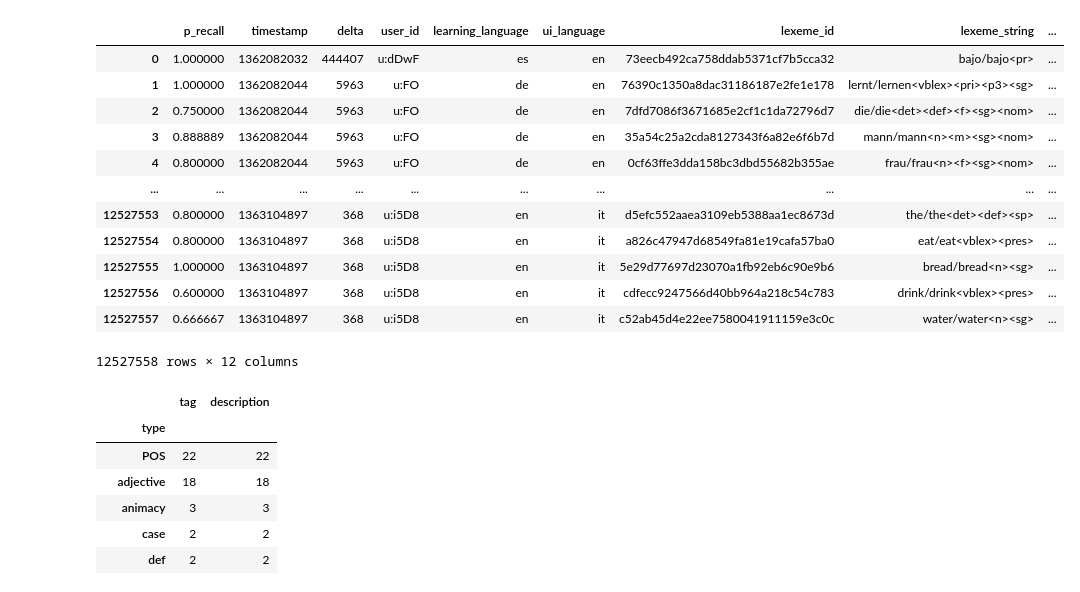
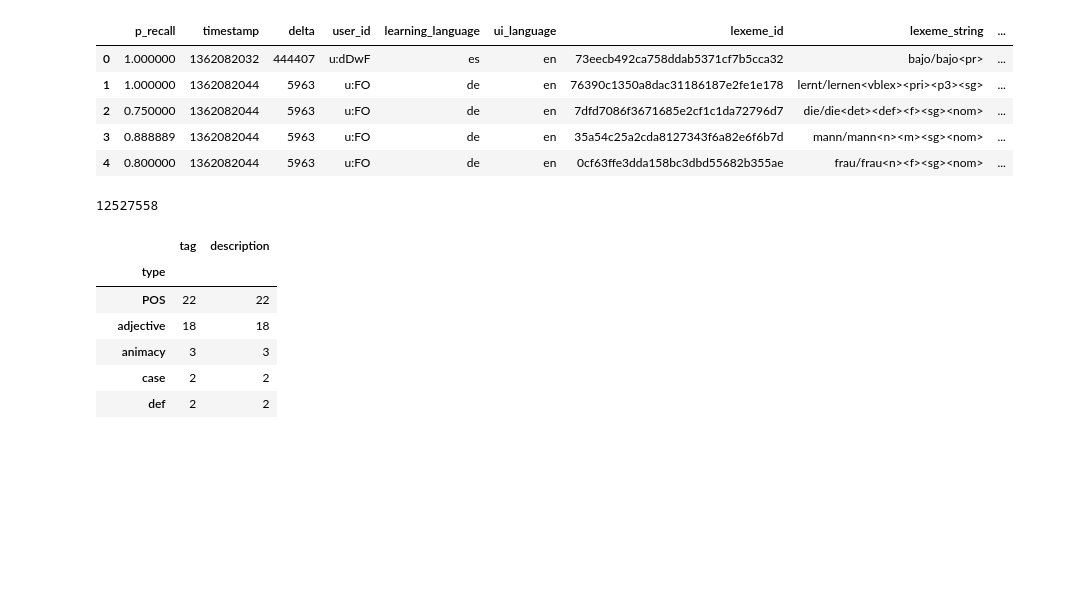
Before and after one commit to juliakubisa/spaced_repetition_algorithm, a Jupyter notebook: notebooks/lexeme_tags.ipynb, the cells around one changed output. Cells and saved outputs as stored; diff of their text form; code cells hidden in the pictures; blank space fills up the shorter version.

```diff
--- a/notebooks/lexeme_tags.ipynb
+++ b/notebooks/lexeme_tags.ipynb
@@ -23,21 +23,18 @@ df = pd.concat(chunks, ignore_index=True)
 # %%
 pd.options.mode.chained_assignment = None  # default='warn'
 # %%
-df
+df.head()
 # %% [output]
 |  | p_recall | timestamp | delta | user_id | learning_language | ui_language | lexeme_id | lexeme_string | ... |
 | 0 | 1.000000 | 1362082032 | 444407 | u:dDwF | es | en | 73eecb492ca758ddab5371cf7b5cca32 | bajo/bajo<pr> | ... |
 | 1 | 1.000000 | 1362082044 | 5963 | u:FO | de | en | 76390c1350a8dac31186187e2fe1e178 | lernt/lernen<vblex><pri><p3><sg> | ... |
 | 2 | 0.750000 | 1362082044 | 5963 | u:FO | de | en | 7dfd7086f3671685e2cf1c1da72796d7 | die/die<det><def><f><sg><nom> | ... |
 | 3 | 0.888889 | 1362082044 | 5963 | u:FO | de | en | 35a54c25a2cda8127343f6a82e6f6b7d | mann/mann<n><m><sg><nom> | ... |
 | 4 | 0.800000 | 1362082044 | 5963 | u:FO | de | en | 0cf63ffe3dda158bc3dbd55682b355ae | frau/frau<n><f><sg><nom> | ... |
-| ... | ... | ... | ... | ... | ... | ... | ... | ... | ... |
-| 12527553 | 0.800000 | 1363104897 | 368 | u:i5D8 | en | it | d5efc552aaea3109eb5388aa1ec8673d | the/the<det><def><sp> | ... |
-| 12527554 | 0.800000 | 1363104897 | 368 | u:i5D8 | en | it | a826c47947d68549fa81e19cafa57ba0 | eat/eat<vblex><pres> | ... |
-| 12527555 | 1.000000 | 1363104897 | 368 | u:i5D8 | en | it | 5e29d77697d23070a1fb92eb6c90e9b6 | bread/bread<n><sg> | ... |
-| 12527556 | 0.600000 | 1363104897 | 368 | u:i5D8 | en | it | cdfecc9247566d40bb964a218c54c783 | drink/drink<vblex><pres> | ... |
-| 12527557 | 0.666667 | 1363104897 | 368 | u:i5D8 | en | it | c52ab45d4e22ee7580041911159e3c0c | water/water<n><sg> | ... |
-12527558 rows × 12 columns
+# %%
+print(len(df))
+# %% [output]
+12527558
 # %%
 # HYPOTHESIS 1
 """ Instead of the sparse indicator variables used here, it may be better to decompose lexeme tags
```
Also changed, not shown: parts of 21 cells of this notebook.
